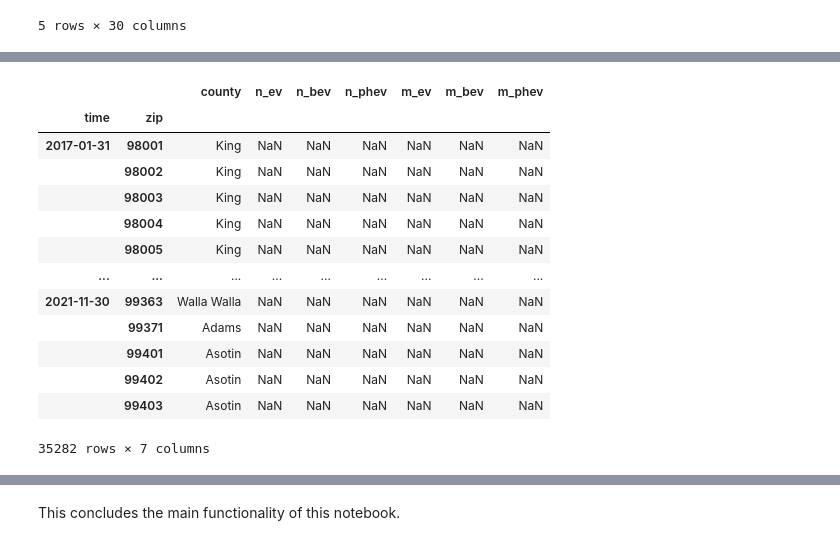
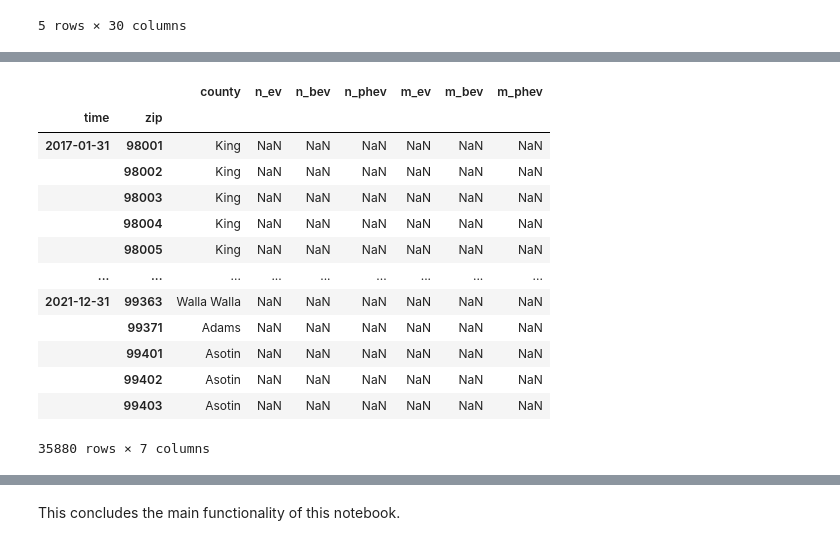
Before and after one commit to s-t-lab/wsdot_evse, a Jupyter notebook: task 2/process_EV_registration_activity.ipynb, the cells around one changed output, grey strips where cells are left out. Saved outputs shown, nothing was run; the diff lists cells and outputs as text; code cells hidden in the pictures.

```diff
--- a/task 2/process_EV_registration_activity.ipynb
+++ b/task 2/process_EV_registration_activity.ipynb
@@ -37,14 +38,10 @@ df_raw["make_model"] = df_raw["make"] + " " + df_raw["model"]
 df = df_raw.copy()
 # df = df[df["zip"].isin([1262,98119,98144,99362,99403,99603])]
 # %%
-# times = [(y, m) for y in range(2017,2022) for m in range(1,13)]
-# times = [(y, m) for y in range(2017,2018) for m in range(1,3)]
 times = [u.get_last_day_of_month(dt.datetime(year=y, month=m, day=20)) for y in range(2017,2022) for m in range(1,13)]
-times = times[:-1] #because Electric_Vehicle_Population_Size_History_By_County is currently only available until Nov 30, 2021
+# times = [u.get_last_day_of_month(dt.datetime(year=y, month=m, day=20)) for y in range(2017,2018) for m in range(1,3)]
+# times = times[:-1] #because Electric_Vehicle_Population_Size_History_By_County is currently only available until Nov 30, 2021
 # zip_codes = df["zip"].unique()
 # print(zip_codes, len(zip_codes))
-# zip_codes.sort()
-# print(zip_codes)
-# zip_codes = zip_codes[zip_codes>99800]
 # %%
 multiindex = pd.MultiIndex.from_product([times, zip_codes], names=["time", "zip"])
@@ -72,26 +50,24 @@ columns = ["n_ev", "n_bev", "n_phev", "m_ev", "m_bev", "m_phev"]
 # %%
 # create final dataframe and add county column to it
 final_df = pd.DataFrame(index=multiindex, columns=["county"]+columns)
 for zip_code in zip_codes:
-    county = search.by_zipcode(zip_code).county.replace(" County", "")
-    for time in times:
-        final_df.loc[time,zip_code]["county"] = county
+    final_df.loc[(slice(None), zip_code), "county"] = search.by_zipcode(zip_code).county.replace(" County", "")
 final_df
 # %% [output]
 |  |  | county | n_ev | n_bev | n_phev | m_ev | m_bev | m_phev |
 | time | zip |  |  |  |  |  |  |  |
 | 2017-01-31 | 98001 | King | NaN | NaN | NaN | NaN | NaN | NaN |
 |  | 98002 | King | NaN | NaN | NaN | NaN | NaN | NaN |
 |  | 98003 | King | NaN | NaN | NaN | NaN | NaN | NaN |
 |  | 98004 | King | NaN | NaN | NaN | NaN | NaN | NaN |
 |  | 98005 | King | NaN | NaN | NaN | NaN | NaN | NaN |
 | ... | ... | ... | ... | ... | ... | ... | ... | ... |
-| 2021-11-30 | 99363 | Walla Walla | NaN | NaN | NaN | NaN | NaN | NaN |
+| 2021-12-31 | 99363 | Walla Walla | NaN | NaN | NaN | NaN | NaN | NaN |
 |  | 99371 | Adams | NaN | NaN | NaN | NaN | NaN | NaN |
 |  | 99401 | Asotin | NaN | NaN | NaN | NaN | NaN | NaN |
 |  | 99402 | Asotin | NaN | NaN | NaN | NaN | NaN | NaN |
 |  | 99403 | Asotin | NaN | NaN | NaN | NaN | NaN | NaN |
-35282 rows × 7 columns
+35880 rows × 7 columns
 # %%
 # Method: Count "Original Registration"s and "Registration Renewal"s within the past year for each date
 dff = df.loc[df["trans_type"].isin(["Original Registration", "Registration Renewal"])]
```
Also changed, not shown: parts of 4 cells of this notebook, 7 other files.
